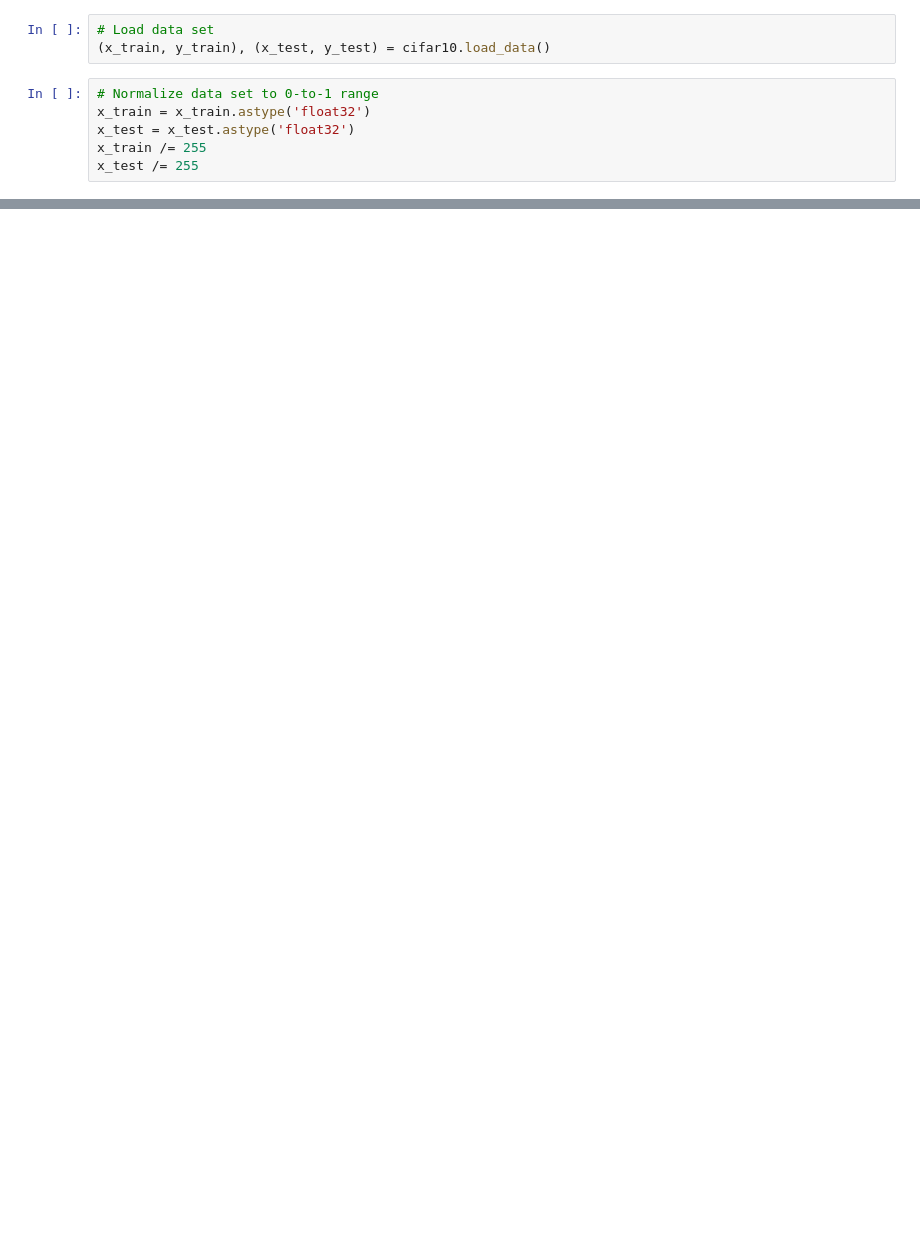
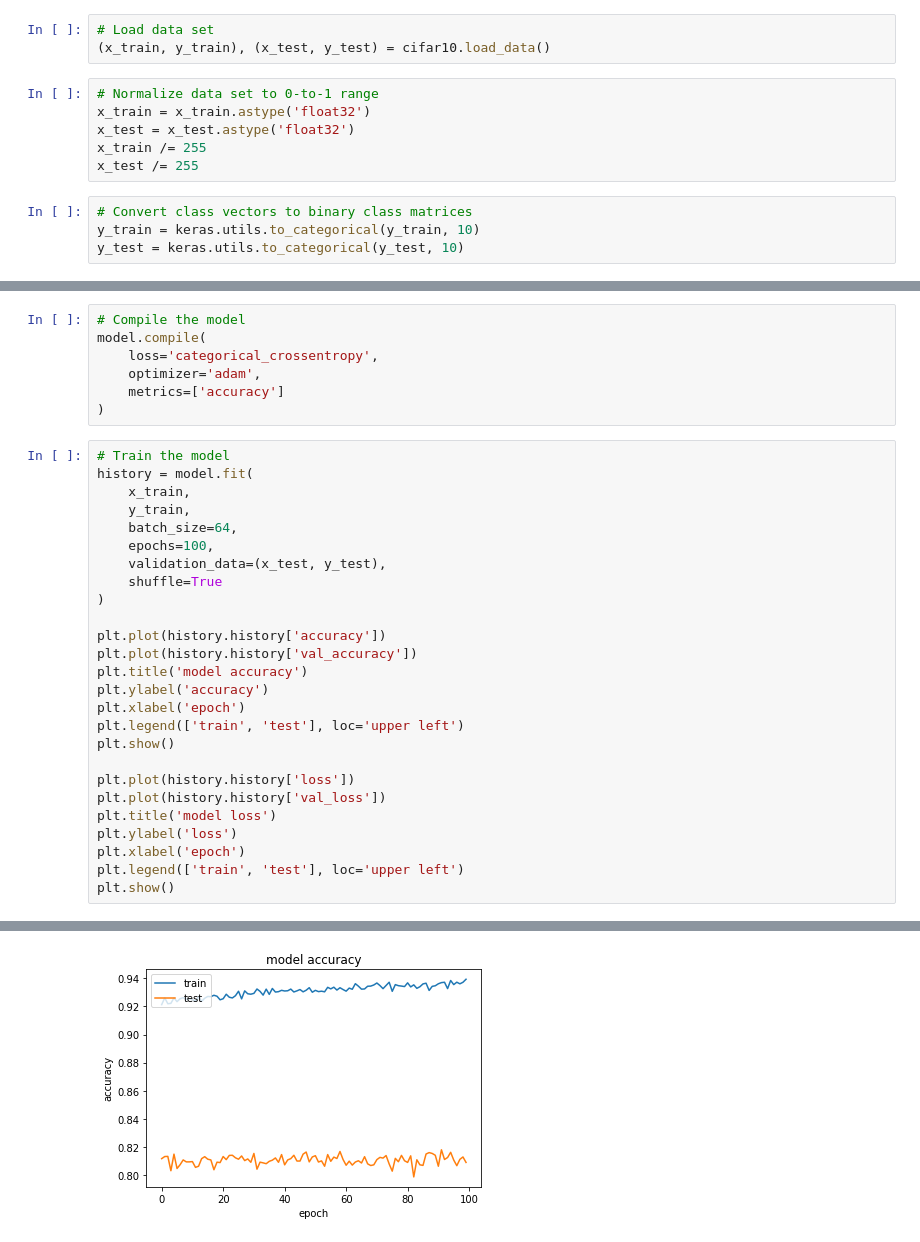
Before and after one commit to AshkanGanj/CIFAR-10-classification-with-ConvNet-Architecture, a Jupyter notebook: Image_Classification_with_ConvNet_Architecture.ipynb, the cells around one changed output, grey strips where cells are left out. Drawn from its saved outputs; the diff is of its cells as text; blank space fills up the shorter version.

```diff
--- a/Image_Classification_with_ConvNet_Architecture.ipynb
+++ b/Image_Classification_with_ConvNet_Architecture.ipynb
@@ -15,3 +16,7 @@ x_train = x_train.astype('float32')
 x_test = x_test.astype('float32')
 x_train /= 255
 x_test /= 255
+# %%
+# Convert class vectors to binary class matrices
+y_train = keras.utils.to_categorical(y_train, 10)
+y_test = keras.utils.to_categorical(y_test, 10)
@@ -17,0 +41,34 @@ x_test /= 255
+# %%
+# Compile the model
+model.compile(
+    loss='categorical_crossentropy',
+    optimizer='adam',
+    metrics=['accuracy']
+)
+# %%
+# Train the model
+history = model.fit(
+    x_train,
+    y_train,
+    batch_size=64,
+    epochs=100,
+    validation_data=(x_test, y_test),
+    shuffle=True
+)
+
+plt.plot(history.history['accuracy'])
+plt.plot(history.history['val_accuracy'])
+plt.title('model accuracy')
+plt.ylabel('accuracy')
+plt.xlabel('epoch')
+plt.legend(['train', 'test'], loc='upper left')
+plt.show()
+
+plt.plot(history.history['loss'])
+plt.plot(history.history['val_loss'])
+plt.title('model loss')
+plt.ylabel('loss')
+plt.xlabel('epoch')
+plt.legend(['train', 'test'], loc='upper left')
+plt.show()
+# %% [output]
@@ -17,0 +92 @@ x_test /= 255
+[figure, added]
```
Also changed, not shown: parts of 5 cells of this notebook.
